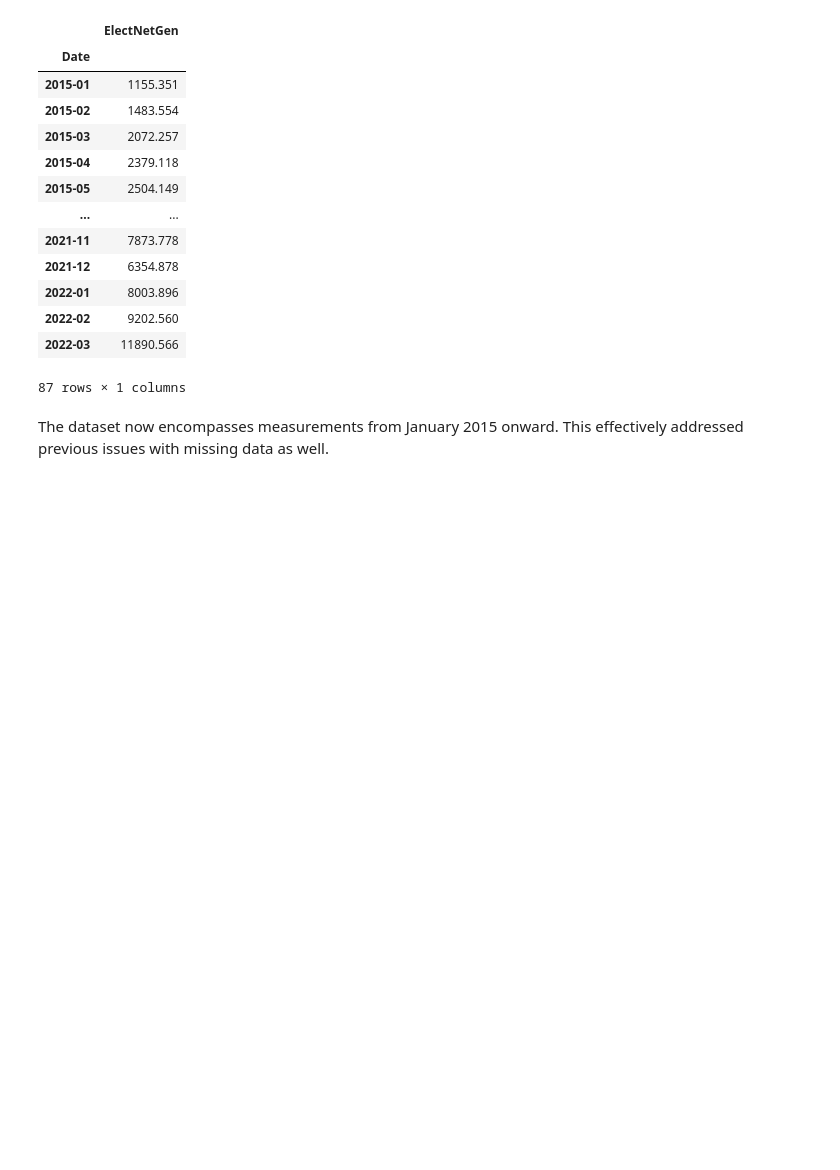
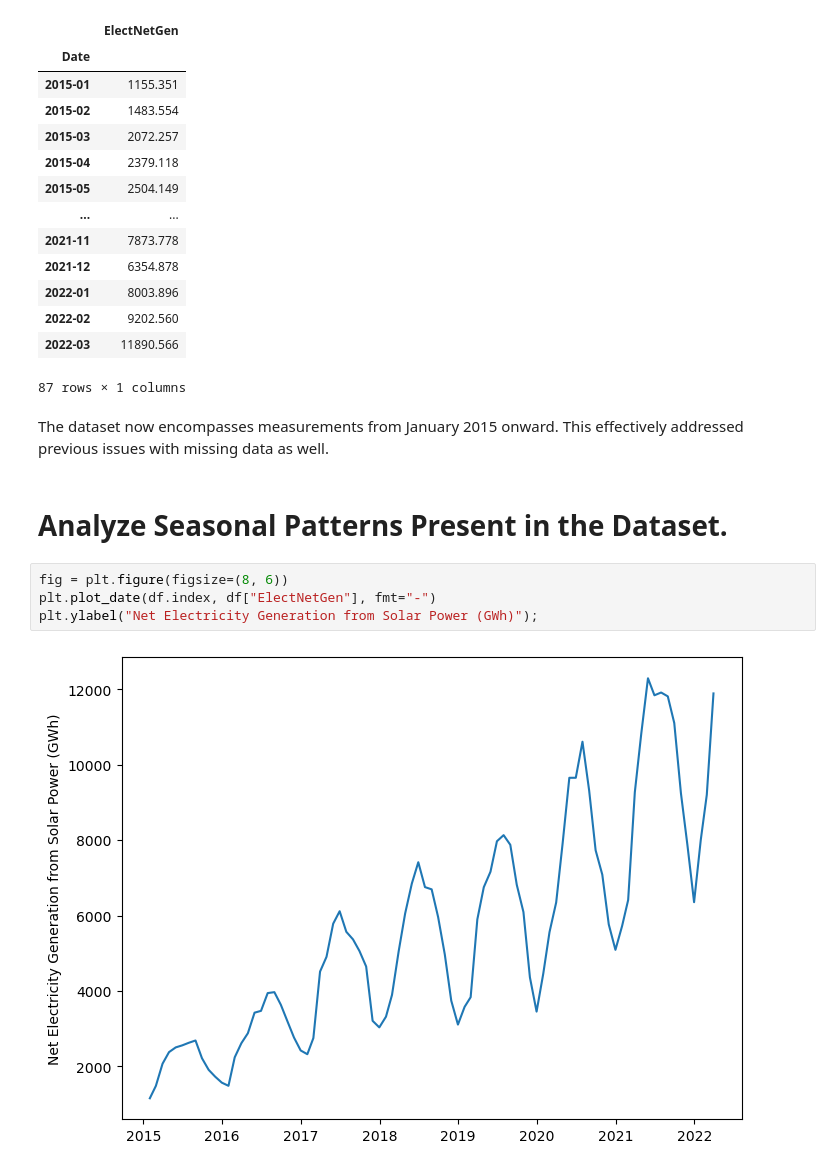
Before and after one commit to tyrantdavis/Forecasting-Solar-Power, a Jupyter notebook: SolarPower.ipynb, the cells around one changed output. Drawn from its saved outputs; the diff is of its cells as text; blank space fills up the shorter version.

Commit message:
Determine seasonality in the dataset.

```diff
--- a/SolarPower.ipynb
+++ b/SolarPower.ipynb
@@ -139,3 +139,11 @@ df
 87 rows × 1 columns
 # %% [markdown]
 The dataset now encompasses measurements from January 2015 onward. This effectively addressed previous issues with missing data as well.
+# %% [markdown]
+# Analyze Seasonal Patterns Present in the Dataset.
+# %%
+fig = plt.figure(figsize=(8, 6))
+plt.plot_date(df.index, df["ElectNetGen"], fmt="-")
+plt.ylabel("Net Electricity Generation from Solar Power (GWh)");
+# %% [output]
+[figure, added]
```
Also changed, not shown: parts of 3 cells of this notebook.
